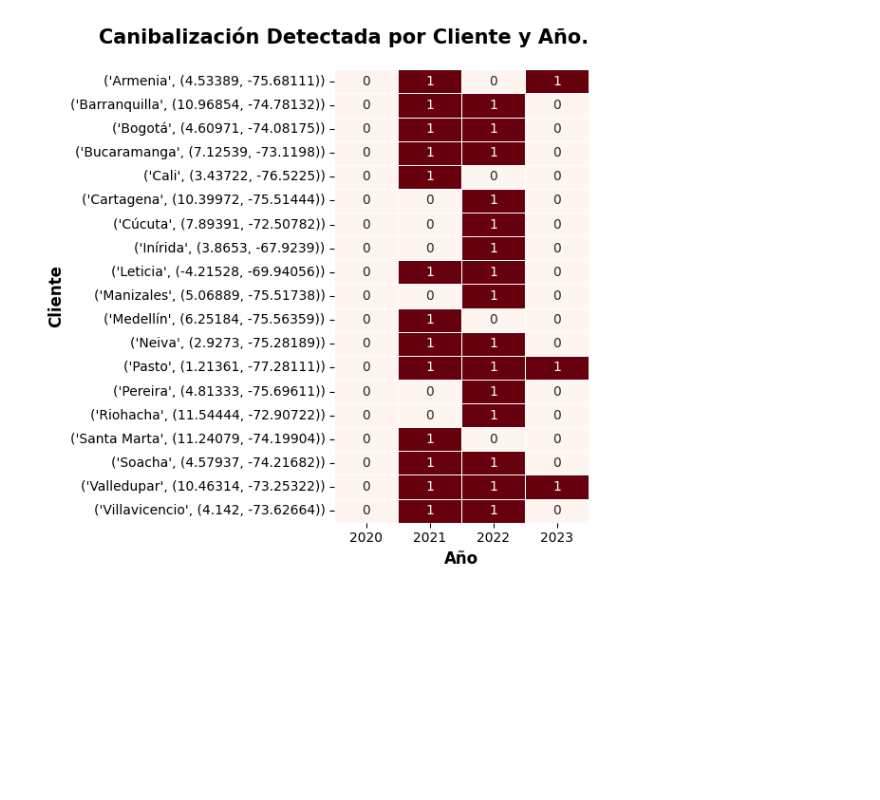
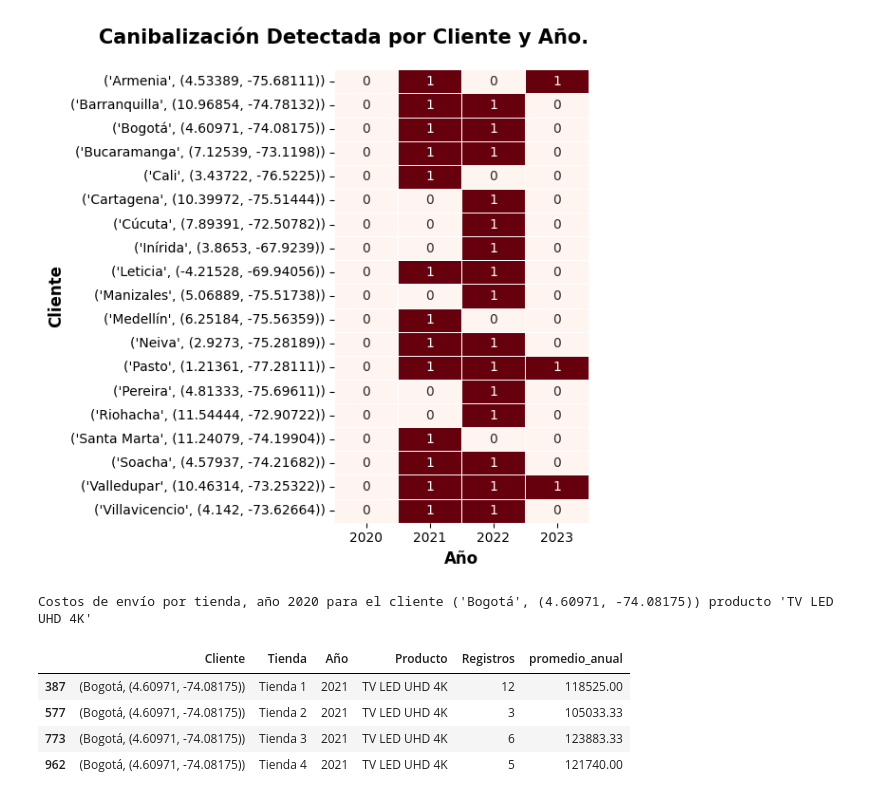
Before and after one commit to EuniceGarcia503/Challenge1_AluraStore, a Jupyter notebook: AluraStoreLatam.ipynb, the cells around one changed output. Saved outputs shown, nothing was run; the diff lists cells and outputs as text; code cells hidden in the pictures; blank space fills up the shorter version.

```diff
--- a/AluraStoreLatam.ipynb
+++ b/AluraStoreLatam.ipynb
@@ -1865,0 +1883,34 @@ print()
+# %%
+#Código para costos de envío por cliente, tienda y producto.
+# Paso 1: Preparar la base
+base = base_tienda_concatenar[['Producto', 'Costo de envío', 'Lugar de Compra', 'cliente', 'Tienda', 'Año']].copy()
+
+# Paso 2: Crear tupla (Lugar de Compra, cliente)
+base['Cliente'] = list(zip(base['Lugar de Compra'], base['cliente']))
+
+# Paso 3: Eliminar columnas que ya están unidas en 'Cliente'
+base.drop(columns=['Lugar de Compra', 'cliente'], inplace=True)
+
+# Paso 4: Agrupar por Cliente, Tienda y Año
+resumen = base.groupby(['Cliente', 'Tienda', 'Año','Producto']).agg(
+    Registros=('Costo de envío', 'count'),                    # cantidad de registros
+    promedio_anual=('Costo de envío', 'mean')                 # promedio de envío
+).reset_index()
+
+# Opcional: Redondear el promedio a 2 decimales para presentación
+resumen['promedio_anual'] = resumen['promedio_anual'].round(2)
+
+# Mostrar resumen cliente ('Bogotá', (4.60971, -74.08175))) año 2020.
+resumen_bogota_2020 = resumen[(resumen['Cliente'] == ('Bogotá', (4.60971, -74.08175))) & (resumen['Año'] == 2021) & (resumen['Producto'] == 'TV LED UHD 4K')]
+print(f"Costos de envío por tienda, año 2020 para el cliente ('Bogotá', (4.60971, -74.08175)) producto 'TV LED UHD 4K' \n")
+display(resumen_bogota_2020)
+
+
+##Puedes agregar el menor valor y el valor máximo en una columna.
+# %% [output]
+Costos de envío por tienda, año 2020 para el cliente ('Bogotá', (4.60971, -74.08175)) producto 'TV LED UHD 4K'
+|  | Cliente | Tienda | Año | Producto | Registros | promedio_anual |
+| 387 | (Bogotá, (4.60971, -74.08175)) | Tienda 1 | 2021 | TV LED UHD 4K | 12 | 118525.00 |
+| 577 | (Bogotá, (4.60971, -74.08175)) | Tienda 2 | 2021 | TV LED UHD 4K | 3 | 105033.33 |
+| 773 | (Bogotá, (4.60971, -74.08175)) | Tienda 3 | 2021 | TV LED UHD 4K | 6 | 123883.33 |
+| 962 | (Bogotá, (4.60971, -74.08175)) | Tienda 4 | 2021 | TV LED UHD 4K | 5 | 121740.00 |
```
Also changed, not shown: parts of 11 cells of this notebook.
